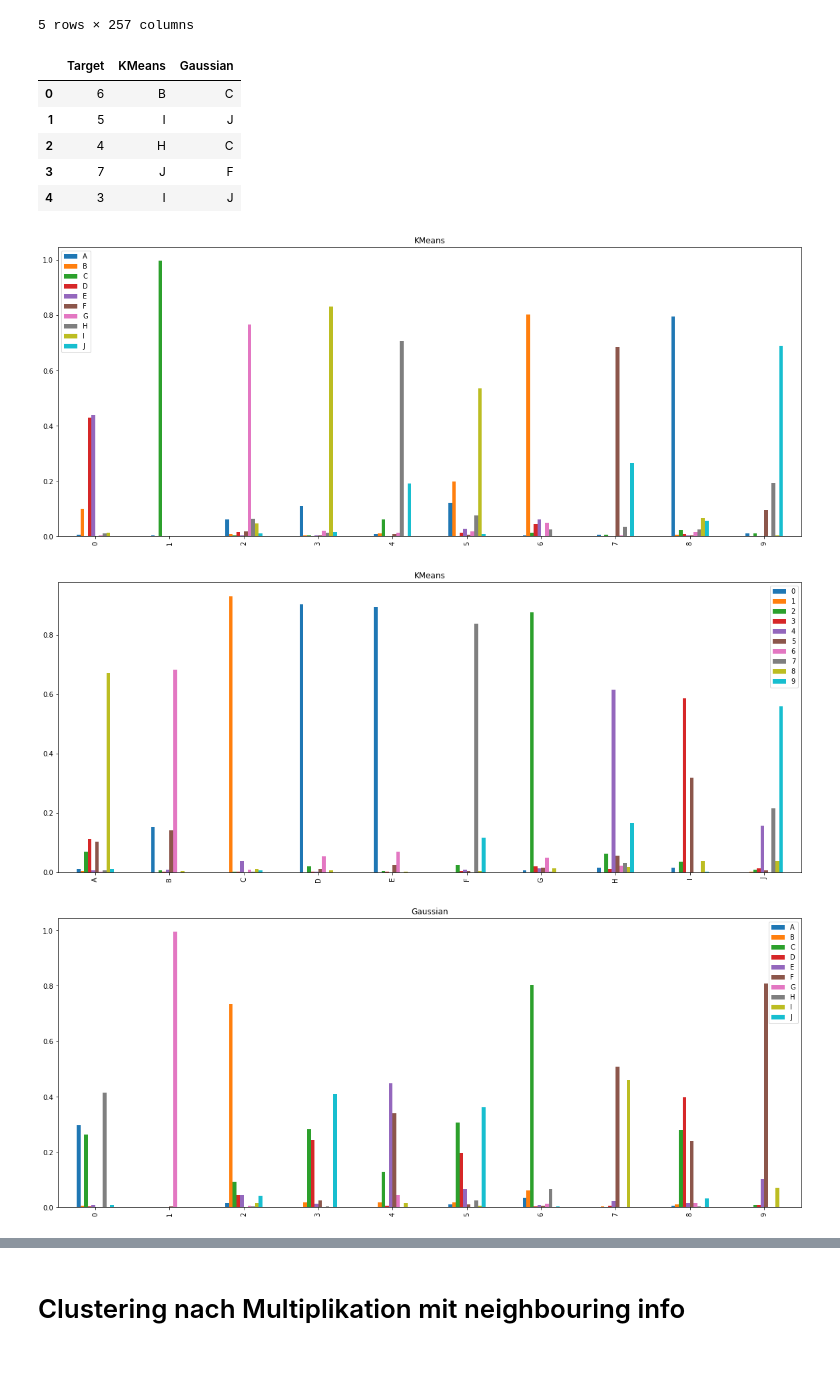
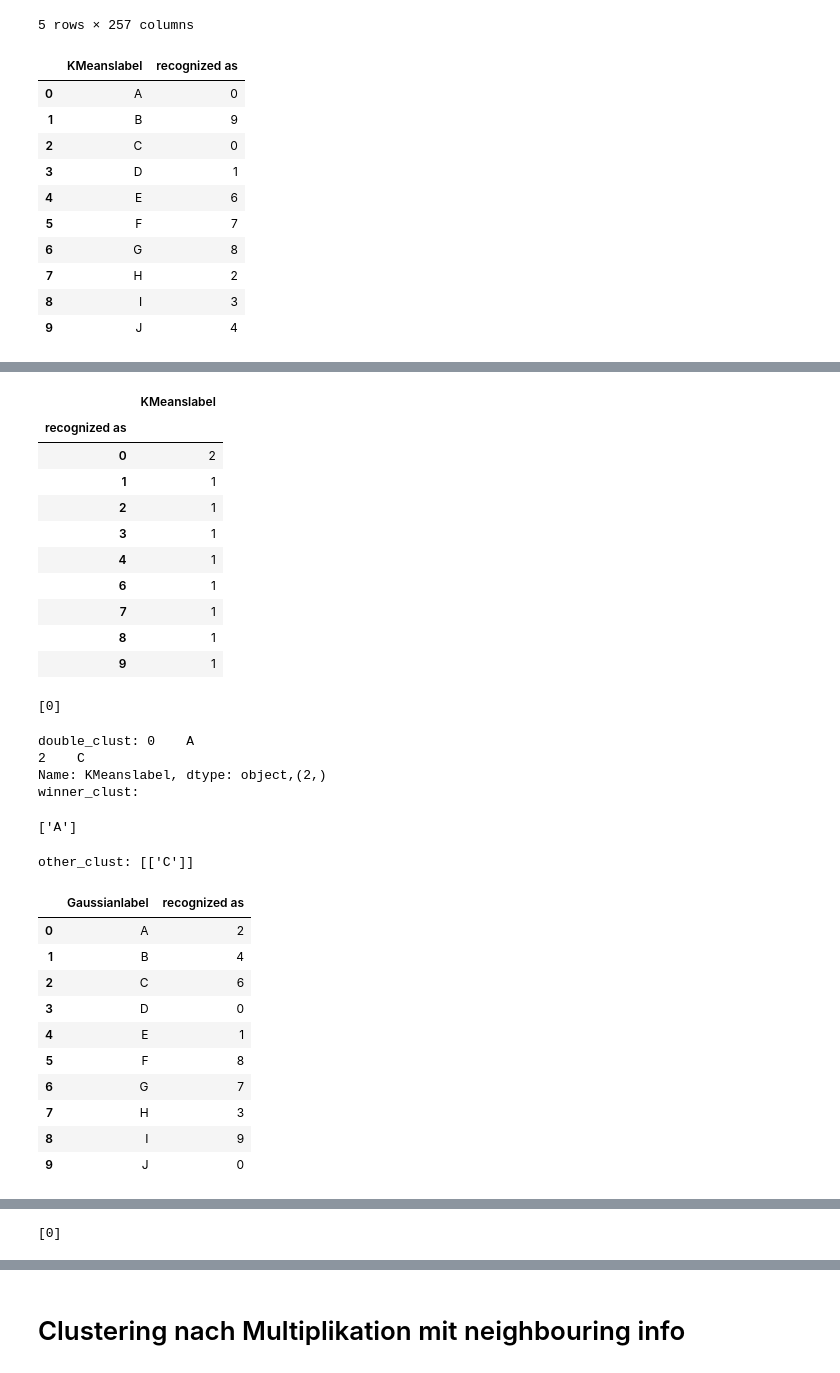
Before and after one commit to r9d9/descript_analysis, a Jupyter notebook: Descriptives_Digits.ipynb, the cells around one changed output, grey strips where cells are left out. Drawn from its saved outputs; the diff is of its cells as text; code cells hidden in the pictures.

```diff
--- a/Descriptives_Digits.ipynb
+++ b/Descriptives_Digits.ipynb
@@ -530,3 +487,5 @@ data.head()
 | 3 | 7.0 | -1.0 | -1.0 | -1.0 | -1.000 | -1.000 | -0.273 | 0.684 | 0.960 | 0.450 | ... | ... |
 | 4 | 3.0 | -1.0 | -1.0 | -1.0 | -1.000 | -1.000 | -0.928 | -0.204 | 0.751 | 0.466 | ... | ... |
 5 rows × 257 columns
+# %%
+res1 = run_cluster_analysis(data)
@@ -533,16 +494,17 @@ data.head()
 # %%
-res = run_cluster_analysis(data)
-make_barplot("KMeans",res)
-make_barplot("Gaussian",res)
-print_subplots_all_clusters(data,"KMeans","median",res)
-print_subplots_all_clusters(data,"Gaussian","median",res)
+make_barplot("KMeans",res1)
+make_barplot("Gaussian",res1)
+print_subplots_all_clusters(data,"KMeans","mean",res1)
+print_subplots_all_clusters(data,"Gaussian","mean",res1)
 # %% [output]
-|  | Target | KMeans | Gaussian |
-| 0 | 6 | B | C |
-| 1 | 5 | I | J |
-| 2 | 4 | H | C |
-| 3 | 7 | J | F |
-| 4 | 3 | I | J |
+|  | KMeanslabel | recognized as |
+| 0 | A | 0 |
+| 1 | B | 9 |
+| 2 | C | 0 |
+| 3 | D | 1 |
+| 4 | E | 6 |
+| 5 | F | 7 |
+| 6 | G | 8 |
+| 7 | H | 2 |
+| 8 | I | 3 |
+| 9 | J | 4 |
-[figure, removed]
-[figure, removed]
-[figure, removed]
@@ -551,0 +511,29 @@ print_subplots_all_clusters(data,"Gaussian","median",res)
+|  | KMeanslabel |
+| recognized as |  |
+| 0 | 2 |
+| 1 | 1 |
+| 2 | 1 |
+| 3 | 1 |
+| 4 | 1 |
+| 6 | 1 |
+| 7 | 1 |
+| 8 | 1 |
+| 9 | 1 |
+[0]
+double_clust: 0    A
+2    C
+Name: KMeanslabel, dtype: object,(2,)
+winner_clust:
+['A']
+other_clust: [['C']]
+|  | Gaussianlabel | recognized as |
+| 0 | A | 2 |
+| 1 | B | 4 |
+| 2 | C | 6 |
+| 3 | D | 0 |
+| 4 | E | 1 |
+| 5 | F | 8 |
+| 6 | G | 7 |
+| 7 | H | 3 |
+| 8 | I | 9 |
+| 9 | J | 0 |
@@ -551,0 +551 @@ print_subplots_all_clusters(data,"Gaussian","median",res)
+[0]
```
Also changed, not shown: parts of 18 cells of this notebook.
